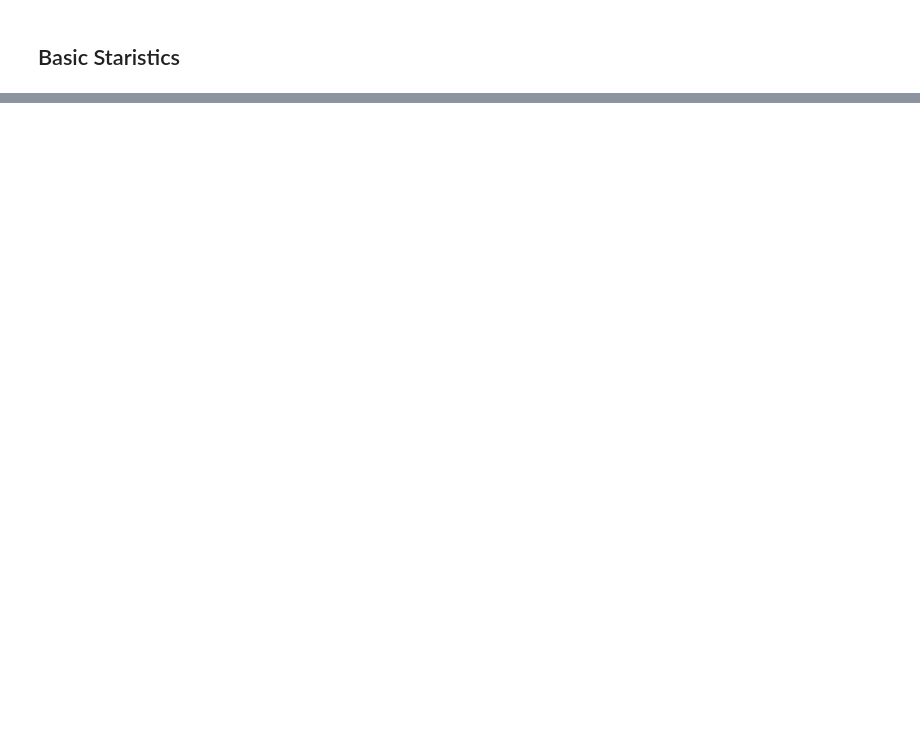
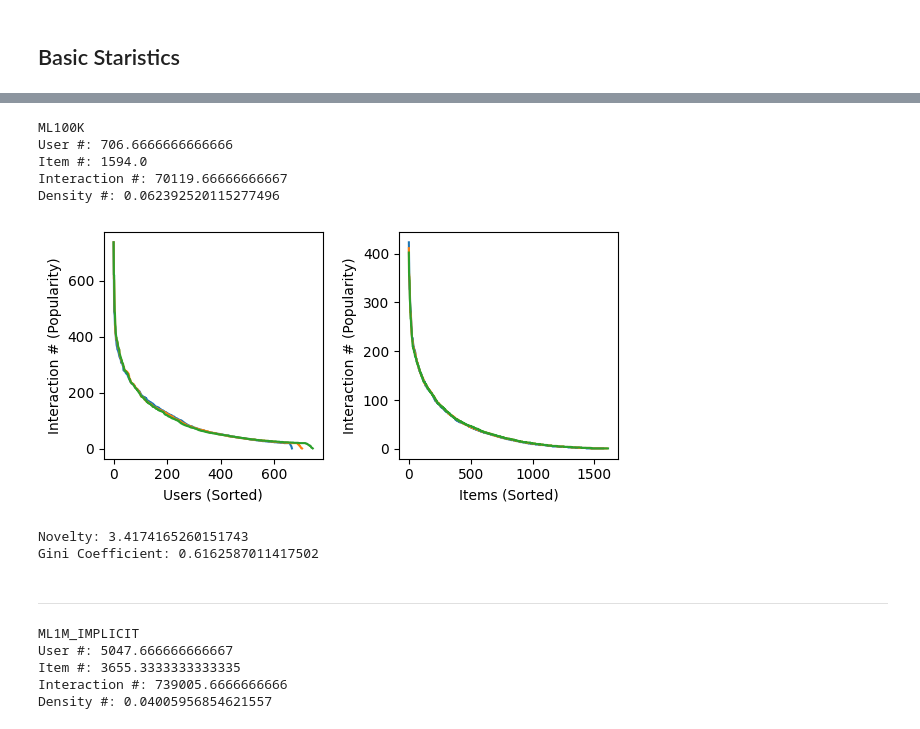
Before and after one commit to KaiSugahara/HERec, a Jupyter notebook: notebook/00_ExplicitDatasetStatistics.ipynb, the cells around one changed output, grey strips where cells are left out. Cells and saved outputs as stored; diff of their text form; code cells hidden in the pictures; blank space fills up the shorter version.

```diff
--- a/notebook/00_ExplicitDatasetStatistics.ipynb
+++ b/notebook/00_ExplicitDatasetStatistics.ipynb
@@ -129,0 +23,80 @@ Density: 0.00036
+# %%
+def giniCoefficient(values):
+
+    # Setup
+    values = np.array(list(sorted(values)))
+    n = len(values)
+
+    # Plot Lorenz Curve
+    # fig, ax = plt.subplots(figsize=(2.5, 2.5))
+    # ax.plot(np.arange(1, len(values)+1), values.cumsum() / values.sum())
+    # plt.show()
+
+    # Gini Coefficient
+    return (2 * np.sum(values * np.arange(1, n+1))) / (n * values.sum()) - (n + 1) / n
+# %%
+for datasetName, reader in readers.items():
+
+    print(datasetName)
+    DATA = [reader.get(seed, "test") for seed in range(3)]
+
+    # Basic Statistic
+    userNum = np.array([DATA[seed]["user_num"] for seed in range(3)])
+    print("User #:", np.mean(userNum))
+    itemNum = np.array([DATA[seed]["item_num"] for seed in range(3)])
+    print("Item #:", np.mean(itemNum))
+    interactionNum = np.array([DATA[seed]["df_TRAIN"].height for seed in range(3)])
+    print("Interaction #:", np.mean(interactionNum))
+    density = interactionNum / (userNum * itemNum)
+    print("Density #:", np.mean(density))
+
+    # User/Item Popularity
+    fig, ax = plt.subplots( 1, 2, figsize=(6, 3) )
+    plt.subplots_adjust(wspace=0.4)
+    for seed in range(3):
+        values = DATA[seed]["df_TRAIN"].get_column("user_id").value_counts().sort("count", descending=True).get_column("count")
+        ax[0].plot( range(len(values)), values )
+        ax[0].set_xlabel("Users (Sorted)")
+        ax[0].set_ylabel("Interaction # (Popularity)")
+        values = DATA[seed]["df_TRAIN"].get_column("item_id").value_counts().sort("count", descending=True).get_column("count")
+        ax[1].plot( range(len(values)), values )
+        ax[1].set_xlabel("Items (Sorted)")
+        ax[1].set_ylabel("Interaction # (Popularity)")
+    plt.tight_layout()
+    plt.show()
+
+    # Novelty
+    novelty = []
+    for seed in range(3):
+        p = DATA[seed]["df_TRAIN"].group_by("item_id").count().with_columns(
+            pl.col("count") / DATA[seed]["df_TRAIN"].get_column("user_id").n_unique()
+        )
+        p = dict(zip(*p))
+        p = {itemId: (p[itemId] if itemId in p.keys() else 0) for itemId in range(DATA[seed]["item_num"])}
+        score = np.array([
+            (- np.log2([p[itemId] for itemId in trueIdList if itemId != -1])).mean()
+            for trueIdList in DATA[seed]["df_EVALUATION"].group_by("user_id").agg("item_id").get_column("item_id").to_list()
+        ])
+        novelty.append( score[score != np.inf].mean() )
+    print("Novelty:", np.mean(novelty))
+
+    # Gini Coefficient
+    gini = np.array([giniCoefficient( DATA[seed]["df_TRAIN"].group_by("item_id").count().get_column("count") ) for seed in range(3)])
+    print("Gini Coefficient:", np.mean(gini))
+
+    display(Markdown('---'))
+# %% [output]
+ML100K
+User #: 706.6666666666666
+Item #: 1594.0
+Interaction #: 70119.66666666667
+Density #: 0.062392520115277496
+[figure, added]
+Novelty: 3.4174165260151743
+Gini Coefficient: 0.6162587011417502
+---
+ML1M_IMPLICIT
+User #: 5047.666666666667
+Item #: 3655.3333333333335
+Interaction #: 739005.6666666666
+Density #: 0.04005956854621557
```
Also changed, not shown: parts of 11 cells of this notebook, 1 other file.
